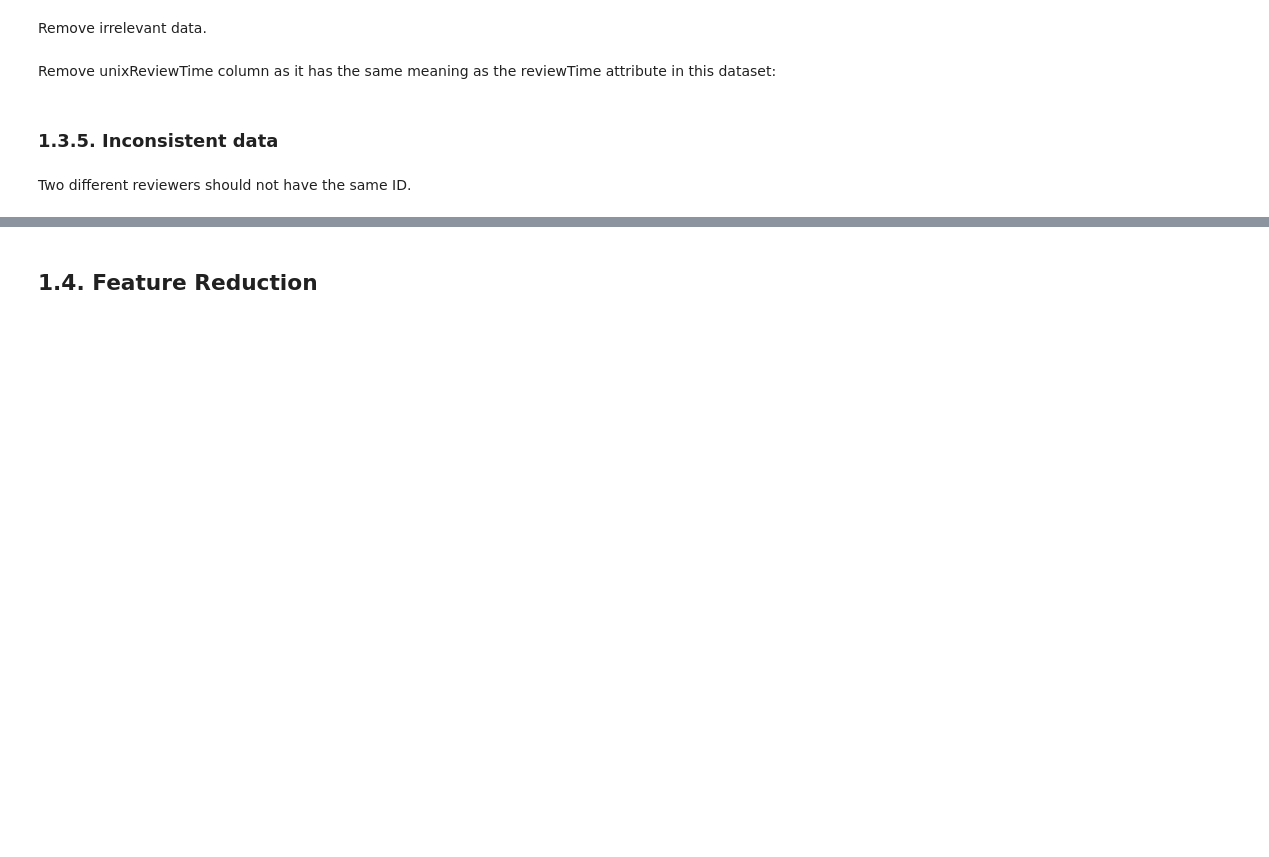
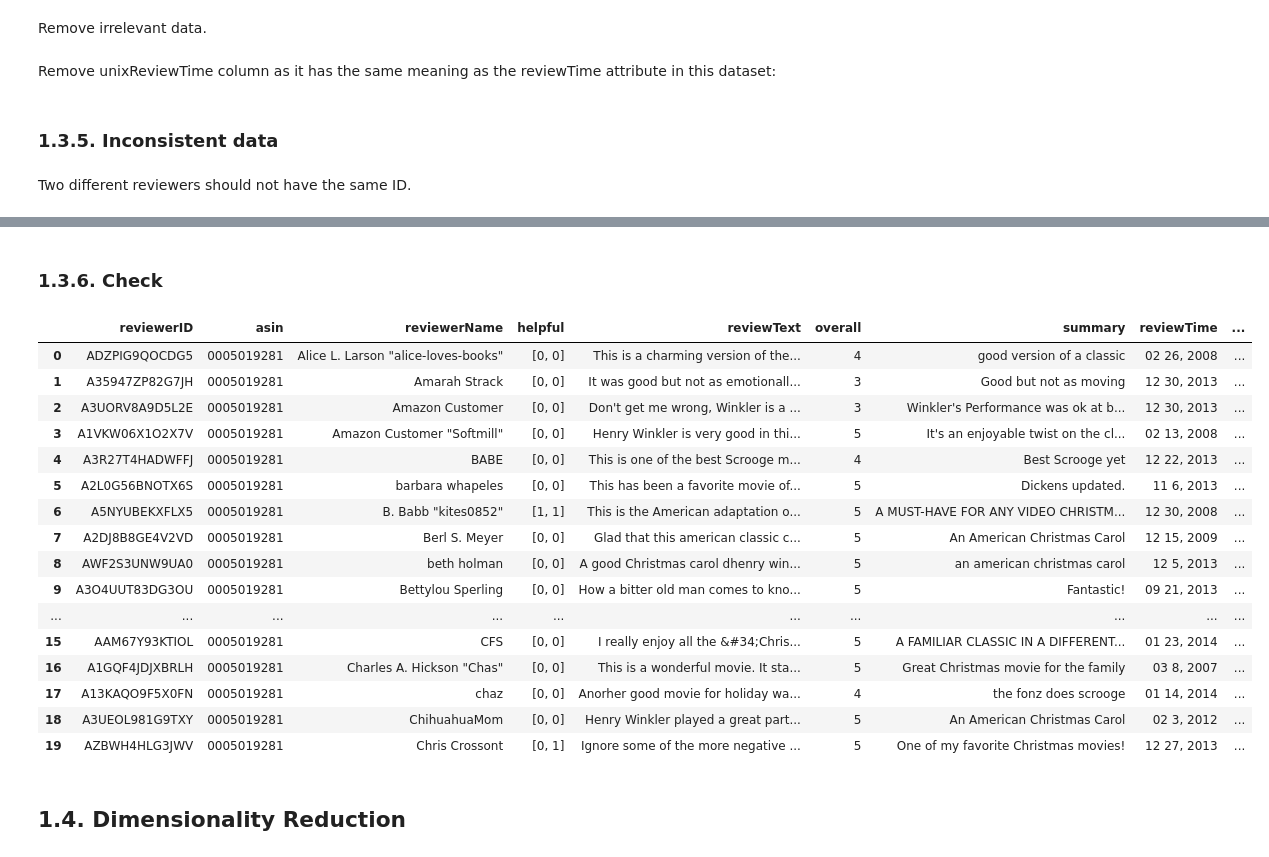
Before and after one commit to stevenDutton/Data-Analytics, a Jupyter notebook: Assignment/3830ICT Assignment 1 [Data Analysis on Amazon Movie Reviews].ipynb, the cells around one changed output, grey strips where cells are left out. Saved outputs shown, nothing was run; the diff lists cells and outputs as text; code cells hidden in the pictures; blank space fills up the shorter version.

```diff
--- a/Assignment/3830ICT Assignment 1 [Data Analysis on Amazon Movie Reviews].ipynb
+++ b/Assignment/3830ICT Assignment 1 [Data Analysis on Amazon Movie Reviews].ipynb
@@ -142,2 +261,24 @@ group[group.apply(lamba x: len(x)>1)].head(10)
+# %% [markdown]
+### 1.3.6. Check
+# %%
+df.head(20)
+# %% [output]
+|  | reviewerID | asin | reviewerName | helpful | reviewText | overall | summary | reviewTime | ... |
+| 0 | ADZPIG9QOCDG5 | 0005019281 | Alice L. Larson "alice-loves-books" | [0, 0] | This is a charming version of the... | 4 | good version of a classic | 02 26, 2008 | ... |
+| 1 | A35947ZP82G7JH | 0005019281 | Amarah Strack | [0, 0] | It was good but not as emotionall... | 3 | Good but not as moving | 12 30, 2013 | ... |
+| 2 | A3UORV8A9D5L2E | 0005019281 | Amazon Customer | [0, 0] | Don't get me wrong, Winkler is a ... | 3 | Winkler's Performance was ok at b... | 12 30, 2013 | ... |
+| 3 | A1VKW06X1O2X7V | 0005019281 | Amazon Customer "Softmill" | [0, 0] | Henry Winkler is very good in thi... | 5 | It's an enjoyable twist on the cl... | 02 13, 2008 | ... |
+| 4 | A3R27T4HADWFFJ | 0005019281 | BABE | [0, 0] | This is one of the best Scrooge m... | 4 | Best Scrooge yet | 12 22, 2013 | ... |
+| 5 | A2L0G56BNOTX6S | 0005019281 | barbara whapeles | [0, 0] | This has been a favorite movie of... | 5 | Dickens updated. | 11 6, 2013 | ... |
+| 6 | A5NYUBEKXFLX5 | 0005019281 | B. Babb "kites0852" | [1, 1] | This is the American adaptation o... | 5 | A MUST-HAVE FOR ANY VIDEO CHRISTM... | 12 30, 2008 | ... |
+| 7 | A2DJ8B8GE4V2VD | 0005019281 | Berl S. Meyer | [0, 0] | Glad that this american classic c... | 5 | An American Christmas Carol | 12 15, 2009 | ... |
+| 8 | AWF2S3UNW9UA0 | 0005019281 | beth holman | [0, 0] | A good Christmas carol dhenry win... | 5 | an american christmas carol | 12 5, 2013 | ... |
+| 9 | A3O4UUT83DG3OU | 0005019281 | Bettylou Sperling | [0, 0] | How a bitter old man comes to kno... | 5 | Fantastic! | 09 21, 2013 | ... |
+| ... | ... | ... | ... | ... | ... | ... | ... | ... | ... |
+| 15 | AAM67Y93KTIOL | 0005019281 | CFS | [0, 0] | I really enjoy all the &#34;Chris... | 5 | A FAMILIAR CLASSIC IN A DIFFERENT... | 01 23, 2014 | ... |
+| 16 | A1GQF4JDJXBRLH | 0005019281 | Charles A. Hickson "Chas" | [0, 0] | This is a wonderful movie. It sta... | 5 | Great Christmas movie for the family | 03 8, 2007 | ... |
+| 17 | A13KAQO9F5X0FN | 0005019281 | chaz | [0, 0] | Anorher good movie for holiday wa... | 4 | the fonz does scrooge | 01 14, 2014 | ... |
+| 18 | A3UEOL981G9TXY | 0005019281 | ChihuahuaMom | [0, 0] | Henry Winkler played a great part... | 5 | An American Christmas Carol | 02 3, 2012 | ... |
+| 19 | AZBWH4HLG3JWV | 0005019281 | Chris Crossont | [0, 1] | Ignore some of the more negative ... | 5 | One of my favorite Christmas movies! | 12 27, 2013 | ... |
 # %% [markdown]
-## 1.4. Feature Reduction
+## 1.4. Dimensionality Reduction
```
Also changed, not shown: parts of 17 cells of this notebook.
